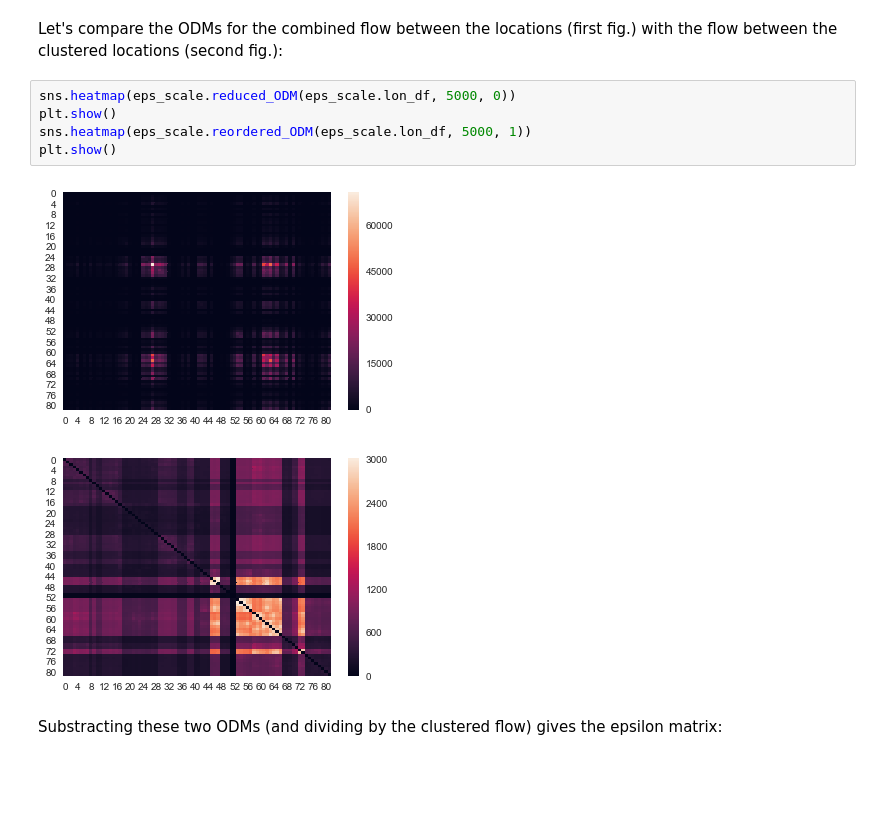
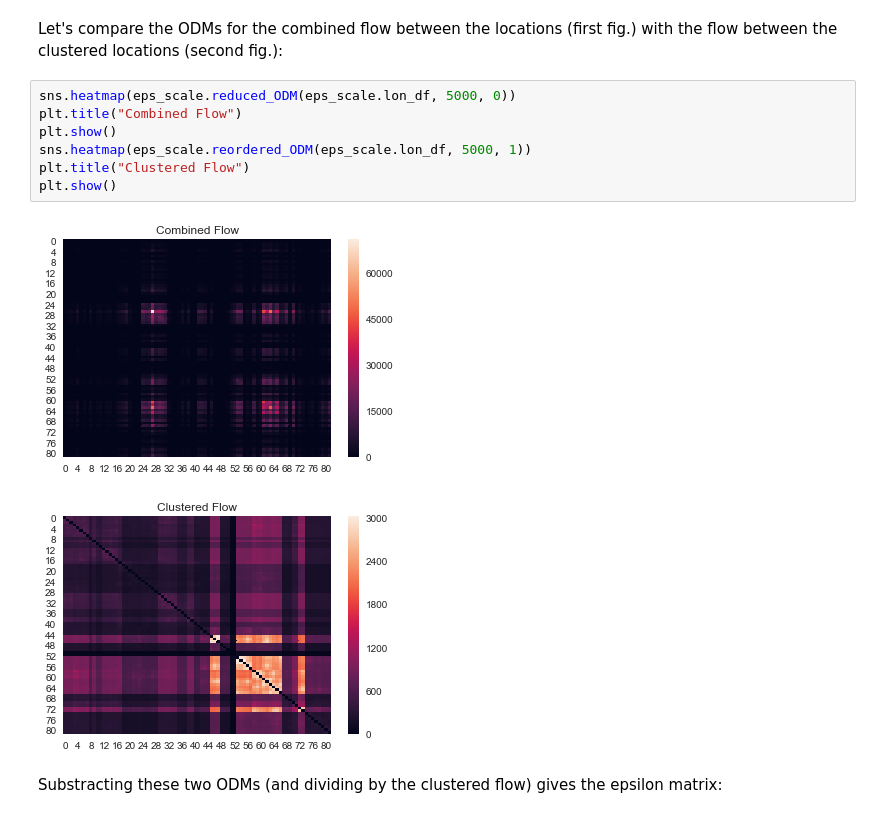
Before and after one commit to jbremz/human_mob, a Jupyter notebook: Notebooks/Ilaria's Log/Week 14.ipynb, the cells around one changed output. Drawn from its saved outputs; the diff is of its cells as text; blank space fills up the shorter version.

```diff
--- a/Notebooks/Ilaria's Log/Week 14.ipynb
+++ b/Notebooks/Ilaria's Log/Week 14.ipynb
@@ -23,12 +43,14 @@ lon_df = df[df['Easting'] < 561966][df['Easting'] > 493024][df['Northing'] < 207
 Let's compare the ODMs for the combined flow between the locations (first fig.) with the flow between the clustered locations (second fig.):
 # %%
 sns.heatmap(eps_scale.reduced_ODM(eps_scale.lon_df, 5000, 0))
+plt.title("Combined Flow")
 plt.show()
 sns.heatmap(eps_scale.reordered_ODM(eps_scale.lon_df, 5000, 1))
+plt.title("Clustered Flow")
 plt.show()
 # %% [output]
-[figure, old version]
+[figure, new version]
-[figure, old version]
+[figure, new version]
 # %% [markdown]
 Substracting these two ODMs (and dividing by the clustered flow) gives the epsilon matrix:
 # %%
```
Also changed, not shown: parts of 9 cells of this notebook, 2 other files.
